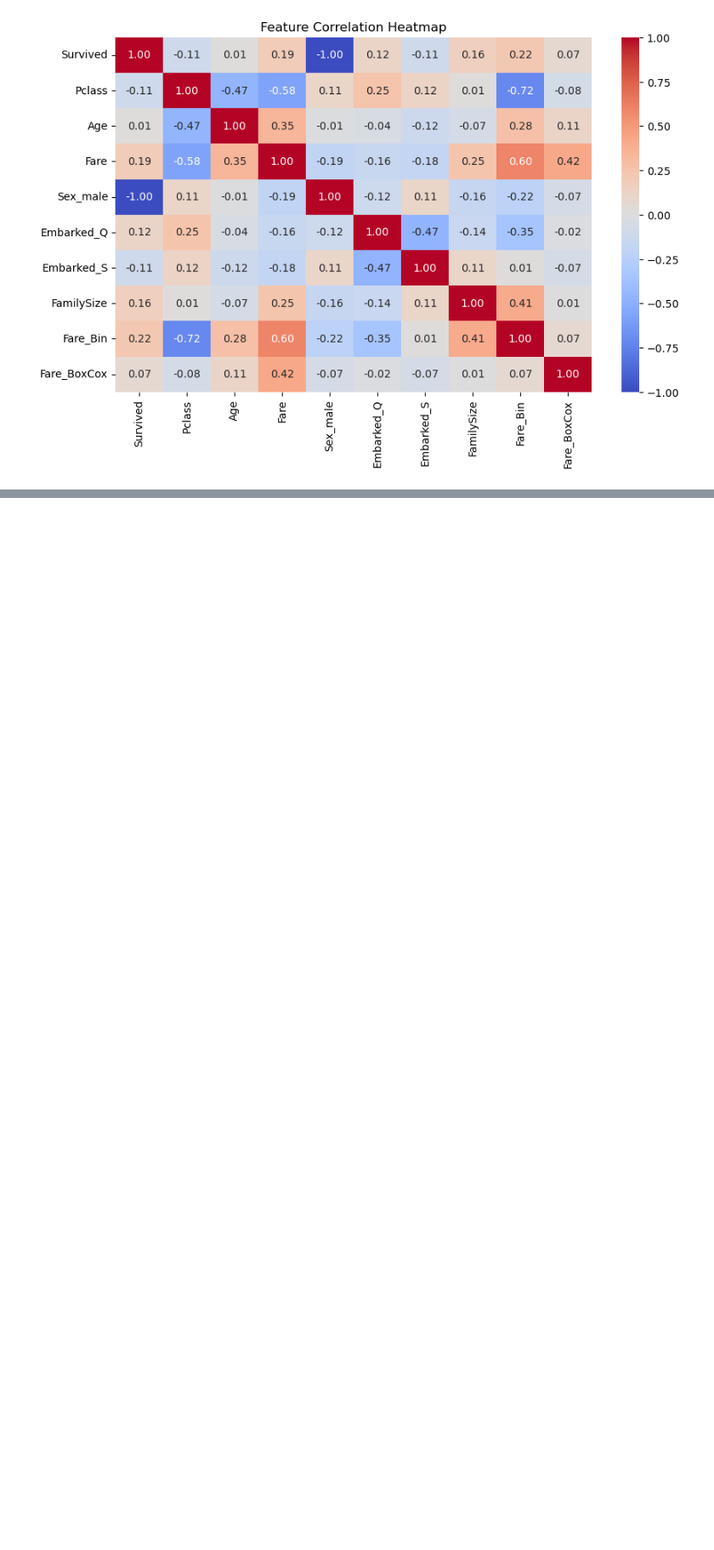
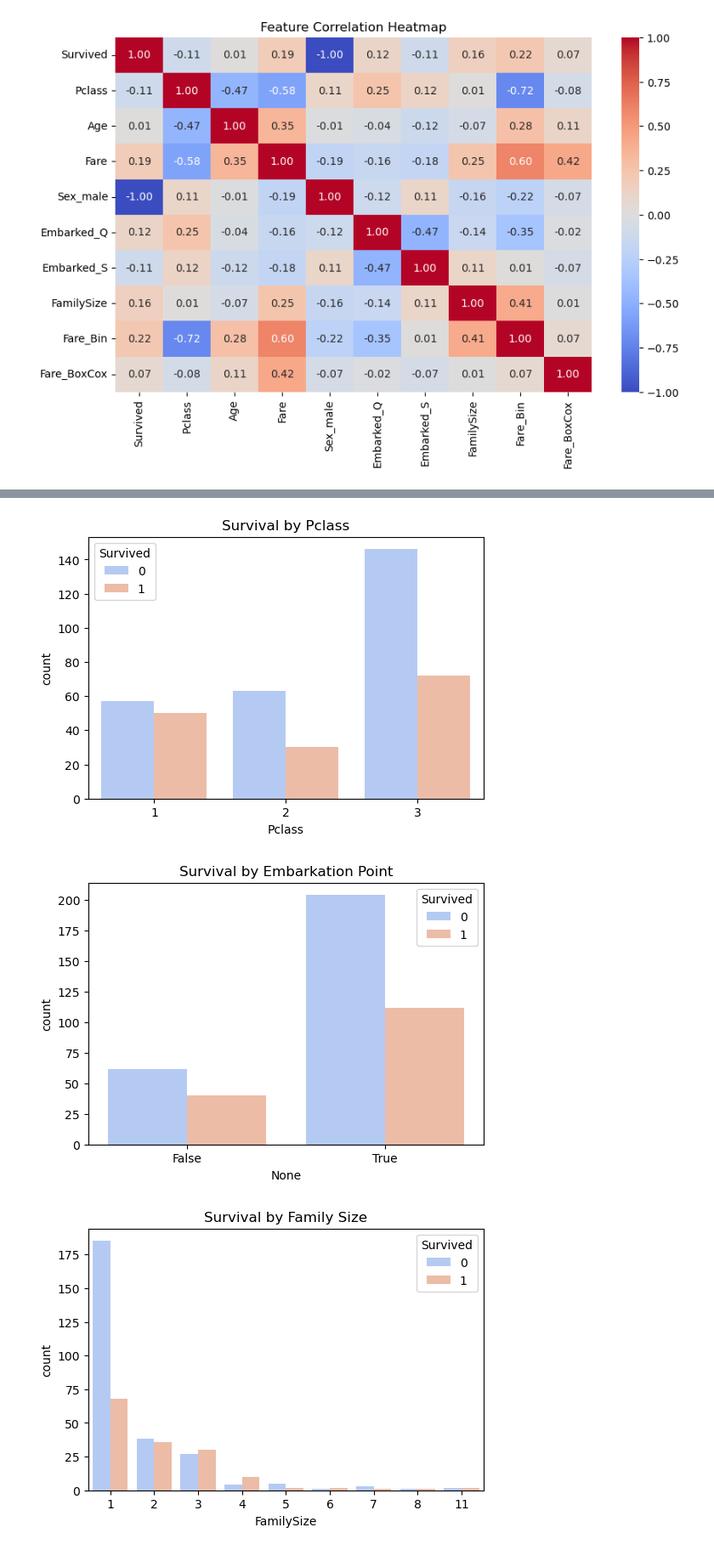
Before and after one commit to mudrap2706/Titanic_Survival_Analysis, a Jupyter notebook: titanic_analysis.ipynb, the cells around one changed output, grey strips where cells are left out. Shown: that part at 85% size. Cells and saved outputs as stored; diff of their text form; code cells hidden in the pictures; blank space fills up the shorter version.

```diff
--- a/titanic_analysis.ipynb
+++ b/titanic_analysis.ipynb
@@ -320,0 +344,22 @@ plt.show()
+# %%
+# Survival by Pclass
+plt.figure(figsize=(6,4))
+sns.countplot(x=df['Pclass'], hue=df['Survived'], palette='coolwarm')
+plt.title("Survival by Pclass")
+plt.show()
+
+# Survival by Embarked
+plt.figure(figsize=(6,4))
+sns.countplot(x=df['Embarked_Q'] + df['Embarked_S'], hue=df['Survived'], palette='coolwarm')
+plt.title("Survival by Embarkation Point")
+plt.show()
+
+# Survival by Family Size
+plt.figure(figsize=(6,4))
+sns.countplot(x=df['FamilySize'], hue=df['Survived'], palette='coolwarm')
+plt.title("Survival by Family Size")
+plt.show()
+# %% [output]
+[figure, added]
+[figure, added]
+[figure, added]
```
Also changed, not shown: parts of 6 cells of this notebook.
